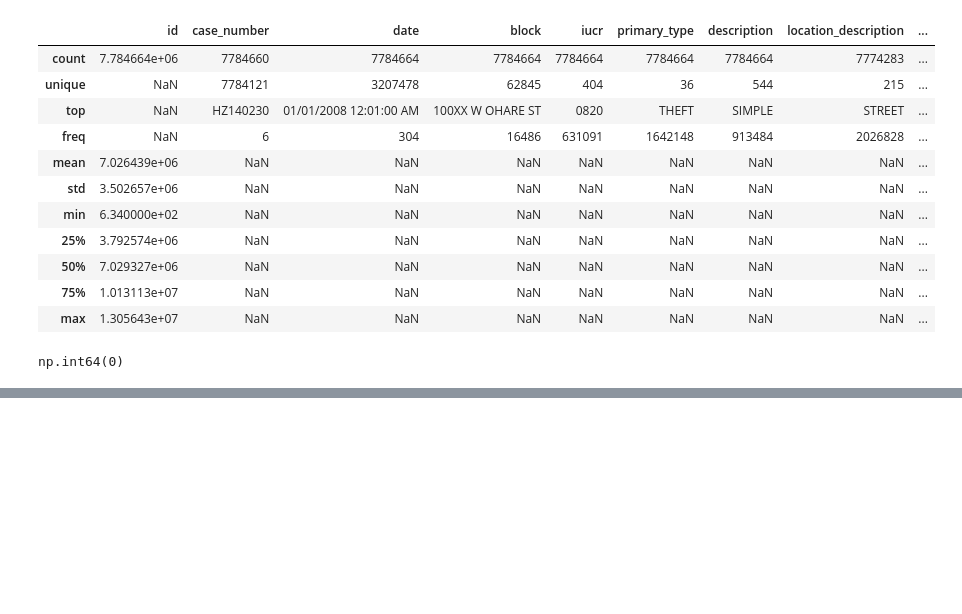
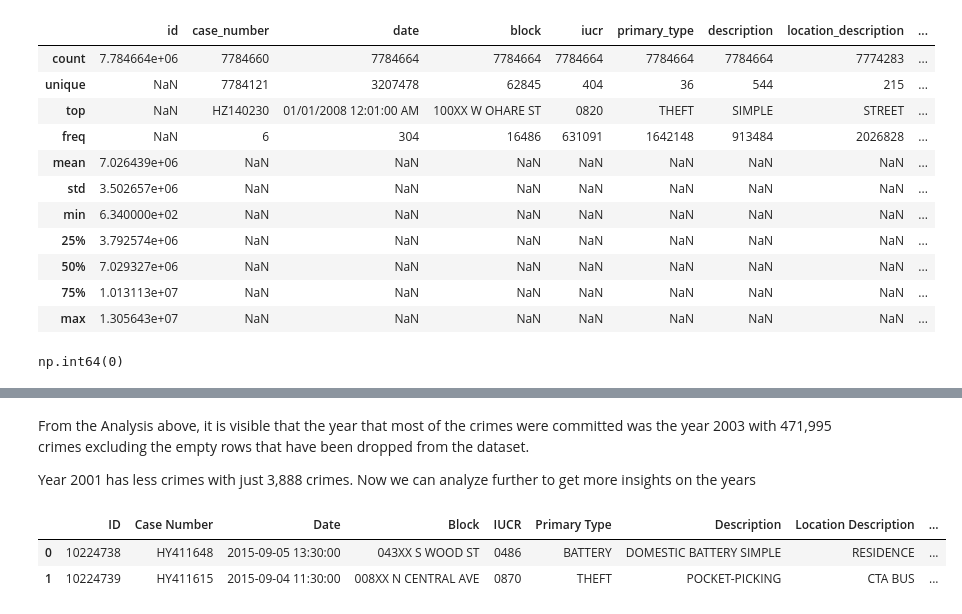
Before and after one commit to RoyalDhee/my_tasks, a Jupyter notebook: task19.ipynb, the cells around one changed output, grey strips where cells are left out. Cells and saved outputs as stored; diff of their text form; code cells hidden in the pictures; blank space fills up the shorter version.

```diff
--- a/task19.ipynb
+++ b/task19.ipynb
@@ -267,0 +319,13 @@ datetime64[ns]
+# %% [markdown]
+From the Analysis above, it is visible that the year that most of the crimes were committed was the year 2003 with 471,995 crimes excluding the empty rows that have been dropped from the dataset.
+
+Year 2001 has less crimes with just 3,888 crimes. Now we can analyze further to get more insights on the years
+# %%
+# Check for Month with most crime in the year with highest crime rate
+
+crime_2003 = data[data['Year'] == 2003]
+crime_2003.head(2)
+# %% [output]
+|  | ID | Case Number | Date | Block | IUCR | Primary Type | Description | Location Description | ... |
+| 0 | 10224738 | HY411648 | 2015-09-05 13:30:00 | 043XX S WOOD ST | 0486 | BATTERY | DOMESTIC BATTERY SIMPLE | RESIDENCE | ... |
+| 1 | 10224739 | HY411615 | 2015-09-04 11:30:00 | 008XX N CENTRAL AVE | 0870 | THEFT | POCKET-PICKING | CTA BUS | ... |
```
Also changed, not shown: parts of 11 cells of this notebook.
